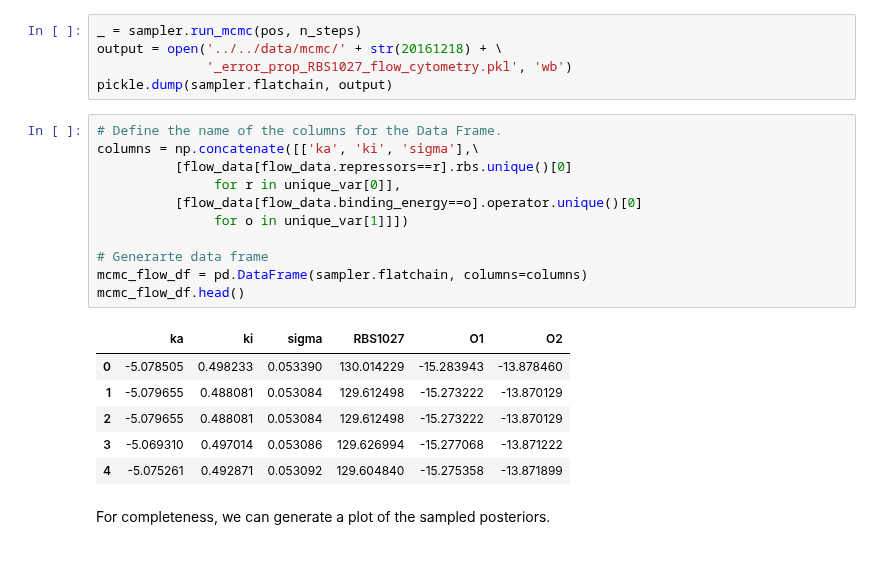
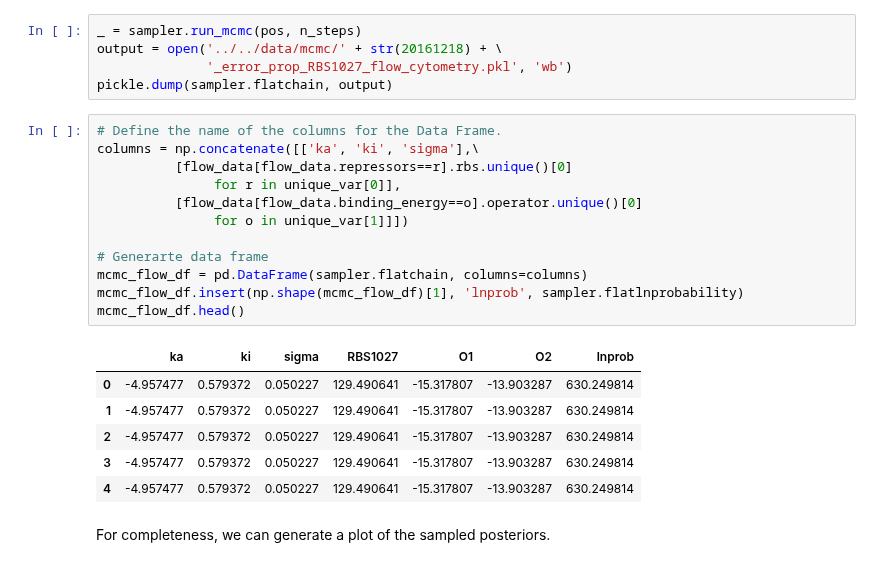
Before and after one commit to RPGroup-PBoC/mwc_induction, a Jupyter notebook: code/analysis/Microscopy_MCMC_Parameter_Estimation.ipynb, the cells around one changed output. Cells and saved outputs as stored; diff of their text form.

Commit message:
Added work-up of microscopy MCMC comparison.

```diff
--- a/code/analysis/Microscopy_MCMC_Parameter_Estimation.ipynb
+++ b/code/analysis/Microscopy_MCMC_Parameter_Estimation.ipynb
@@ -527,21 +528,22 @@ pickle.dump(sampler.flatchain, output)
 # %%
 # Define the name of the columns for the Data Frame.
 columns = np.concatenate([['ka', 'ki', 'sigma'],\
           [flow_data[flow_data.repressors==r].rbs.unique()[0]
                for r in unique_var[0]],
           [flow_data[flow_data.binding_energy==o].operator.unique()[0]
                for o in unique_var[1]]])
 
 # Generarte data frame
 mcmc_flow_df = pd.DataFrame(sampler.flatchain, columns=columns)
+mcmc_flow_df.insert(np.shape(mcmc_flow_df)[1], 'lnprob', sampler.flatlnprobability)
 mcmc_flow_df.head()
 # %% [output]
-|  | ka | ki | sigma | RBS1027 | O1 | O2 |
-| 0 | -5.078505 | 0.498233 | 0.053390 | 130.014229 | -15.283943 | -13.878460 |
-| 1 | -5.079655 | 0.488081 | 0.053084 | 129.612498 | -15.273222 | -13.870129 |
-| 2 | -5.079655 | 0.488081 | 0.053084 | 129.612498 | -15.273222 | -13.870129 |
-| 3 | -5.069310 | 0.497014 | 0.053086 | 129.626994 | -15.277068 | -13.871222 |
-| 4 | -5.075261 | 0.492871 | 0.053092 | 129.604840 | -15.275358 | -13.871899 |
+|  | ka | ki | sigma | RBS1027 | O1 | O2 | lnprob |
+| 0 | -4.957477 | 0.579372 | 0.050227 | 129.490641 | -15.317807 | -13.903287 | 630.249814 |
+| 1 | -4.957477 | 0.579372 | 0.050227 | 129.490641 | -15.317807 | -13.903287 | 630.249814 |
+| 2 | -4.957477 | 0.579372 | 0.050227 | 129.490641 | -15.317807 | -13.903287 | 630.249814 |
+| 3 | -4.957477 | 0.579372 | 0.050227 | 129.490641 | -15.317807 | -13.903287 | 630.249814 |
+| 4 | -4.957477 | 0.579372 | 0.050227 | 129.490641 | -15.317807 | -13.903287 | 630.249814 |
 # %% [markdown]
 For completeness, we can generate a plot of the sampled posteriors.
 # %%
```
Also changed, not shown: parts of 8 cells of this notebook.
